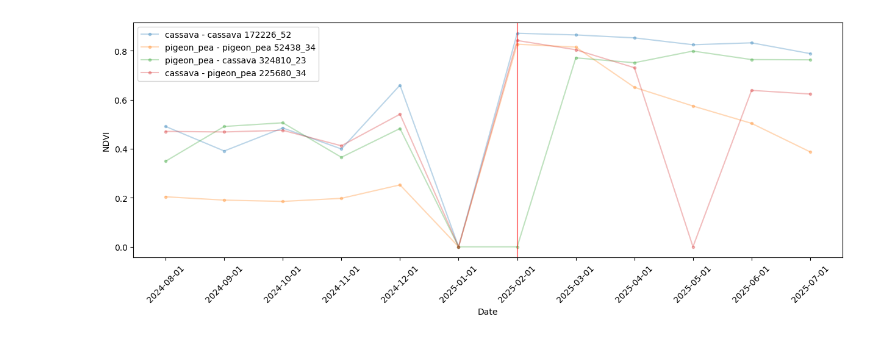
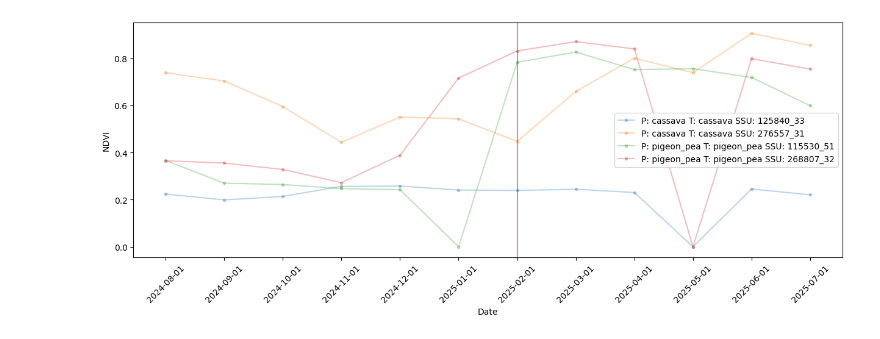
Before and after one commit to WorldCereal/worldcereal-cop4geoglam, a Jupyter notebook: notebooks/data_and_results_investigation.ipynb, the cells around one changed output. Cells and saved outputs as stored; diff of their text form; code cells hidden in the pictures.

Commit message:
ndvi plotting refined

```diff
--- a/notebooks/data_and_results_investigation.ipynb
+++ b/notebooks/data_and_results_investigation.ipynb
@@ -76,7 +76,7 @@ def plot_ndvi_time_series(presto_formatted_df, id_ssus=[], nsamples=10, predicto
         sample_df = presto_formatted_df[(presto_formatted_df['id_ssu'] == id_ssu) & (~presto_formatted_df['sample_id'].str.contains('EXP'))]
         ndvi = compute_ndvi(sample_df)
         dates = get_timeseries_dates(sample_df.start_date.iloc[0], sample_df.end_date.iloc[0])
-        label = f"{sample_df[f'{predictor}_predicted_class'].iloc[0]} - {sample_df['finetune_class'].iloc[0]} {id_ssu}"
+        label = f"P: {sample_df[f'{predictor}_predicted_class'].iloc[0]} T: {sample_df['finetune_class'].iloc[0]} SSU: {id_ssu}"
         ax.plot(dates, ndvi, alpha=0.3, linestyle='-', marker='o', markersize=3, label=label)
     ax.axvline(sample_df['valid_time'].iloc[0], color='red', alpha=0.5)
     # ax.set_title(f'Sample of {n_samples} {tcrop} time series, {ref_id}')
@@ -279,8 +283,14 @@ ssus = sample_cases_of_interest(results, classes_to_check, nsamples=1, predictor
 # %%
+ssus = sample_cases_of_interest(
+    results,
+    classes_to_check = [('cassava', 'cassava'), ('pigeon_pea', 'pigeon_pea')],
+    nsamples=2,
+    predictor='catboost'
+    )
 plot_ndvi_time_series(
     presto_formatted_df=results,
     predictor ='catboost',
     id_ssus=ssus,
 )
 # %% [output]
-[figure, old version]
+[figure, new version]
```
Also changed, not shown: parts of 2 cells of this notebook.
